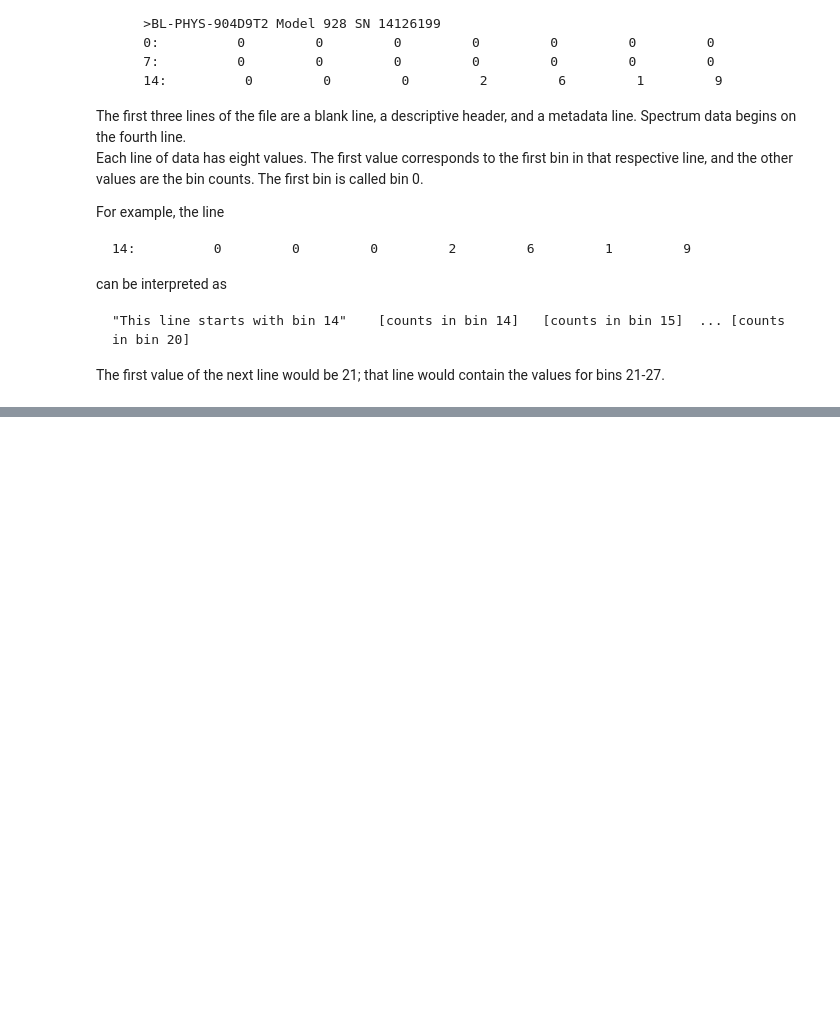
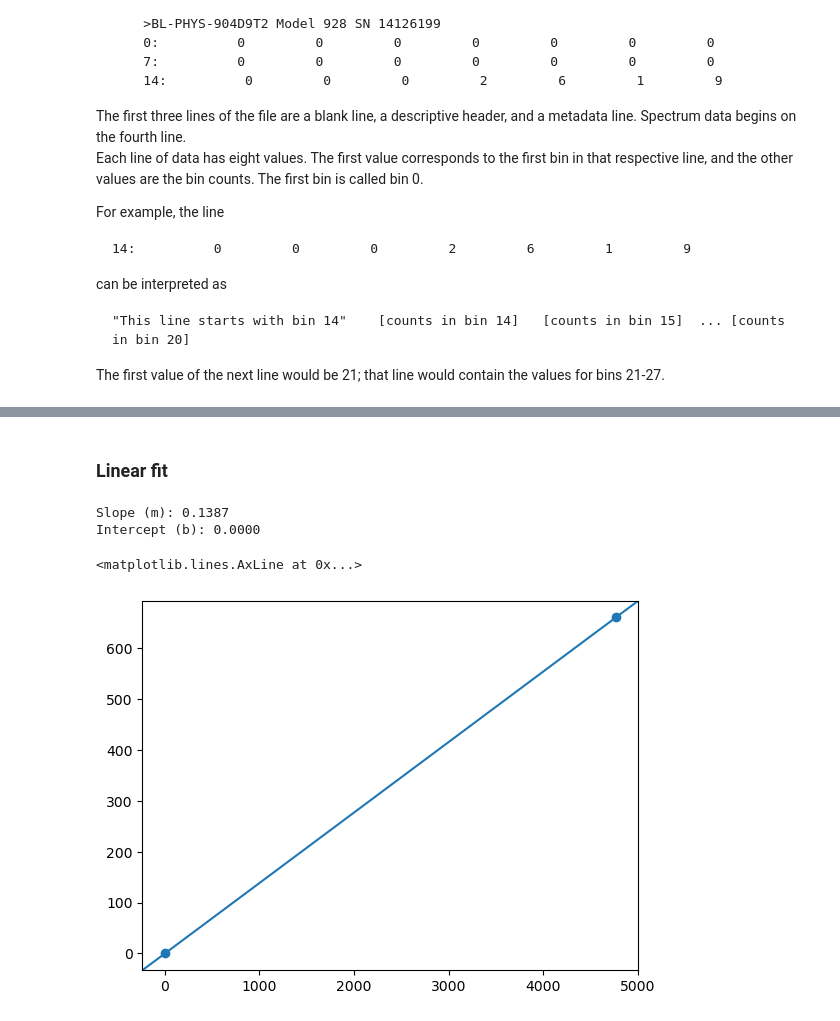
Before and after one commit to arielsmyri/phys_p_451, a Jupyter notebook: smyrichinsky_gamma_spec_p451.ipynb, the cells around one changed output, grey strips where cells are left out. Drawn from its saved outputs; the diff is of its cells as text; code cells hidden in the pictures; blank space fills up the shorter version.

```diff
--- a/smyrichinsky_gamma_spec_p451.ipynb
+++ b/smyrichinsky_gamma_spec_p451.ipynb
@@ -226,0 +295,20 @@ Text(0.5, 1.0, 'Cs-137 spectra')
+# %% [markdown]
+### Linear fit
+# %%
+Cs_137_bins = np.array([0, 4767])
+Cs_137_eV = np.array([0, 661])
+
+
+m, b = np.polyfit(Cs_137_bins, Cs_137_eV, deg=1)
+
+print(f"Slope (m): {m:.4f}")
+print(f"Intercept (b): {b:.4f}")
+
+fig, ax = plt.subplots()
+ax.scatter(Cs_137_bins, Cs_137_eV)
+ax.axline((0, b), slope = m)
+# %% [output]
+Slope (m): 0.1387
+Intercept (b): 0.0000
+<matplotlib.lines.AxLine at 0x...>
+[figure, added]
```
Also changed, not shown: parts of 11 cells of this notebook, 3 other files.
